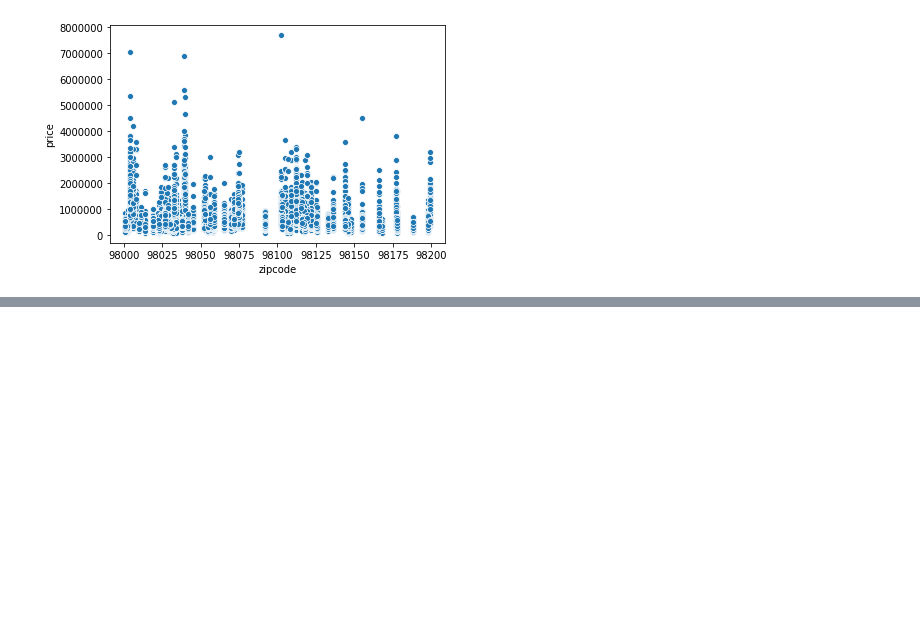
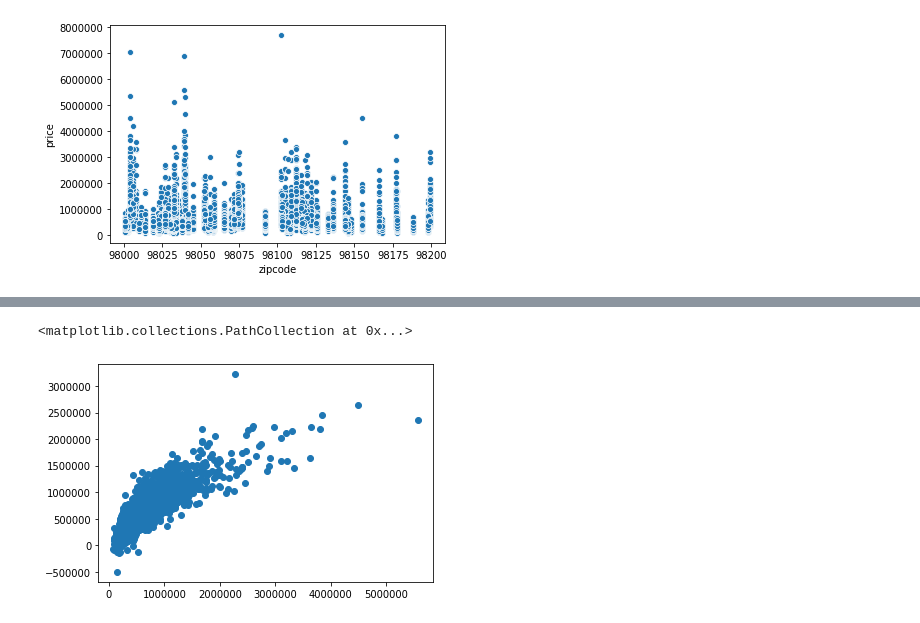
Before and after one commit to Saiyam-3/House-Pricing-Predictions, a Jupyter notebook: Housing.ipynb, the cells around one changed output, grey strips where cells are left out. Drawn from its saved outputs; the diff is of its cells as text; code cells hidden in the pictures; blank space fills up the shorter version.

```diff
--- a/Housing.ipynb
+++ b/Housing.ipynb
@@ -142,0 +194,15 @@ sns.scatterplot(x='zipcode',y='price',data=df)
+# %%
+X = df[['date', 'bedrooms', 'bathrooms', 'sqft_living', 'sqft_lot',
+       'floors', 'waterfront', 'view', 'condition', 'grade', 'sqft_above',
+       'sqft_basement', 'yr_built', 'yr_renovated', 'zipcode', 'lat', 'long',
+       'sqft_living15', 'sqft_lot15']]
+
+y = df['price']
+# %%
+from sklearn.model_selection import train_test_split
+
+X_train, X_test, y_train, y_test = train_test_split(X, y, test_size=0.2, random_state=2)
+# %%
+from sklearn.linear_model import LinearRegression
+lm = LinearRegression()
+lm.fit(X_train,y_train)
@@ -142,0 +237,7 @@ sns.scatterplot(x='zipcode',y='price',data=df)
+# %%
+predictions = lm.predict(X_test)
+# %%
+plt.scatter(y_test,predictions)
+# %% [output]
+<matplotlib.collections.PathCollection at 0x...>
+[figure, added]
```
Also changed, not shown: parts of 24 cells of this notebook.
